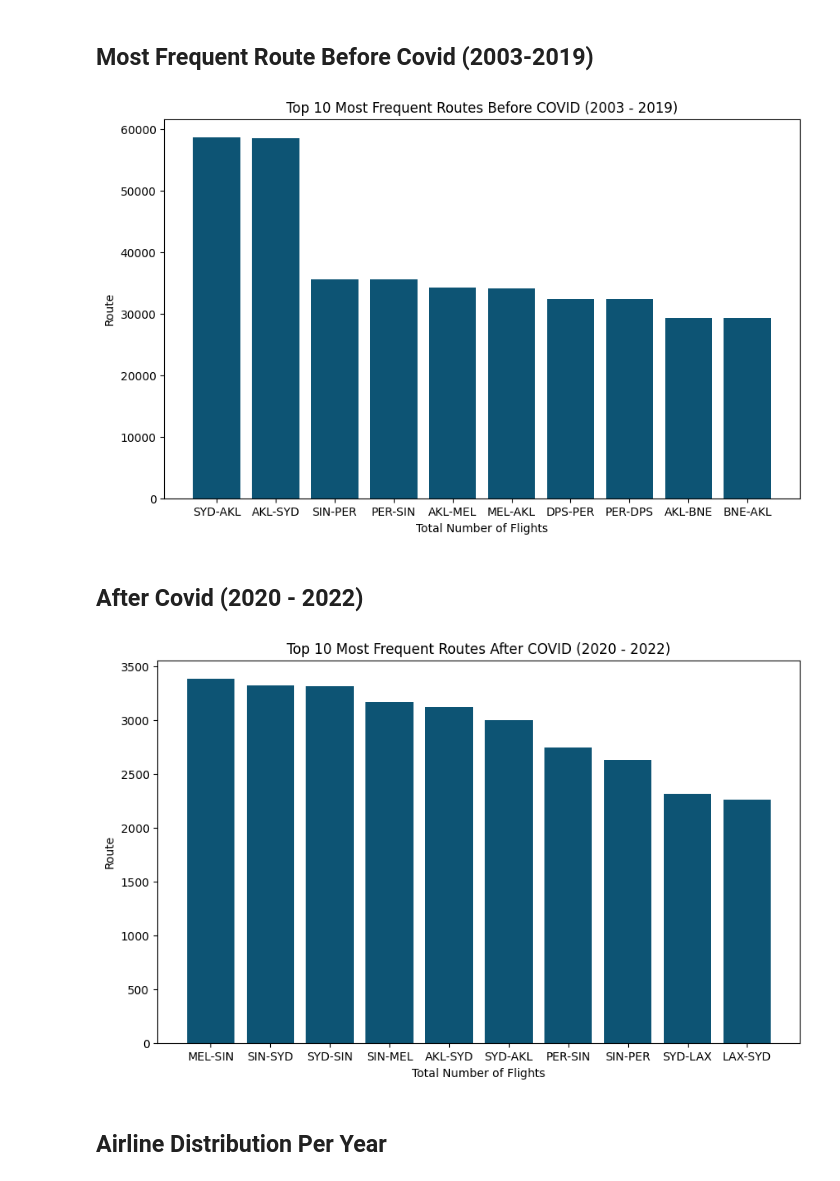
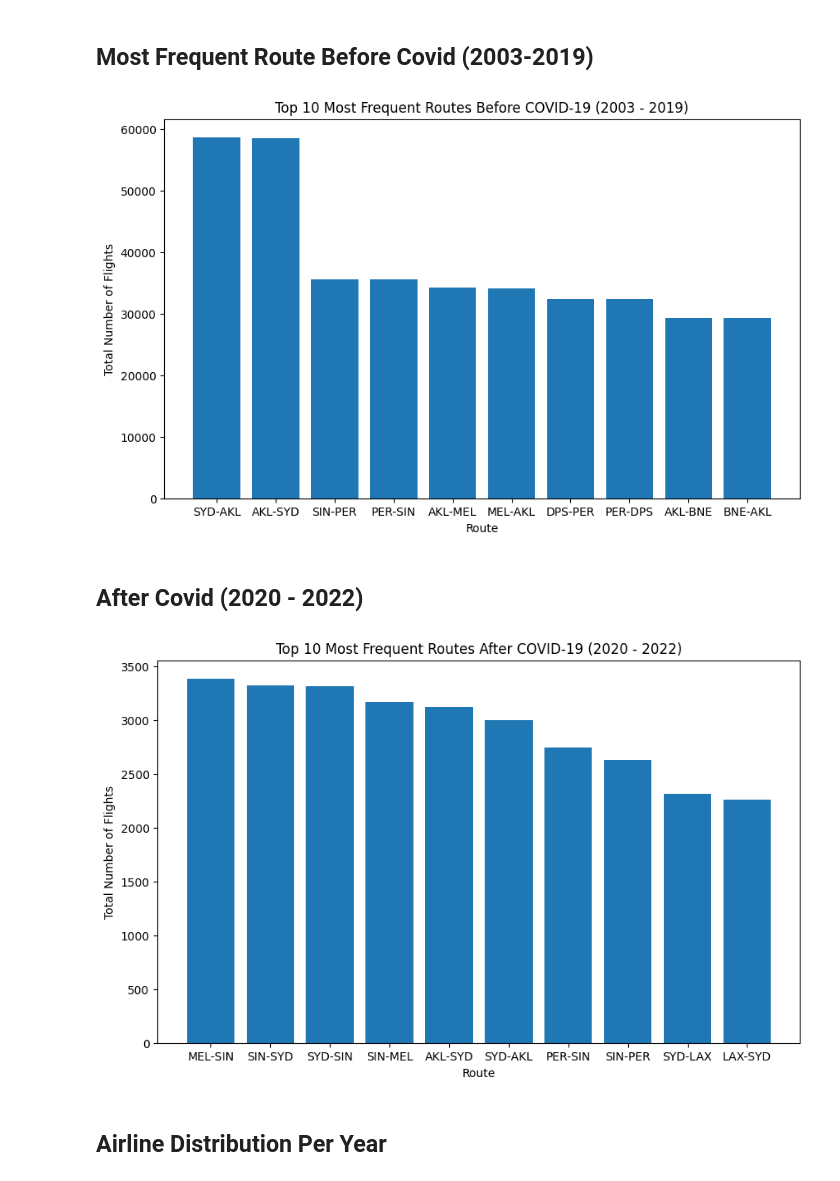
Before and after one commit to nafisazizir/cosc3000-dataviz, a Jupyter notebook: notebook.ipynb, the cells around one changed output. Cells and saved outputs as stored; diff of their text form; code cells hidden in the pictures.

```diff
--- a/notebook.ipynb
+++ b/notebook.ipynb
@@ -116,7 +125,2 @@ df['international_city'] = df['international_city'].replace('Palmerston', 'Palme
 # %% [markdown]
 # Setup
-# %%
-color_palette = ["#0D5474", "#1B9099", "#7FCAA3", "#B8E6A8", "#FBDD9F",
-                 "#FCB156", "#EE8F71", "#DE5556", "#DB3D78", "#7A226E"]
-sns.set_palette(color_palette)
-plt.rcParams['axes.prop_cycle'] = plt.cycler(color=color_palette)
@@ -390,27 +453,27 @@ top_routes = route_aggregation.sort_values(by='all_flights', ascending=False).he
 
 plt.figure(figsize=(10, 6))
 plt.bar(top_routes['route'], top_routes['all_flights'])
-plt.xlabel('Total Number of Flights')
-plt.ylabel('Route')
-plt.title('Top 10 Most Frequent Routes Before COVID (2003 - 2019)')
+plt.xlabel('Route')
+plt.ylabel('Total Number of Flights')
+plt.title('Top 10 Most Frequent Routes Before COVID-19 (2003 - 2019)')
 plt.show()
 # %% [output]
-[figure, old version]
+[figure, new version]
 # %% [markdown]
 ## After Covid (2020 - 2022)
 # %%
 after_covid_df = df[df['year'] >= 2020]
 route_aggregation = after_covid_df.groupby(['route']).agg({'all_flights': 'sum'}).reset_index()
 top_routes = route_aggregation.sort_values(by='all_flights', ascending=False).head(10)
 
 plt.figure(figsize=(10, 6))
 plt.bar(top_routes['route'], top_routes['all_flights'])
-plt.xlabel('Total Number of Flights')
-plt.ylabel('Route')
-plt.title('Top 10 Most Frequent Routes After COVID (2020 - 2022)')
+plt.xlabel('Route')
+plt.ylabel('Total Number of Flights')
+plt.title('Top 10 Most Frequent Routes After COVID-19 (2020 - 2022)')
 plt.show()
 # %% [output]
-[figure, old version]
+[figure, new version]
 # %% [markdown]
 ## Airline Distribution Per Year
 # %%
```
Also changed, not shown: parts of 25 cells of this notebook, 20 other files.
